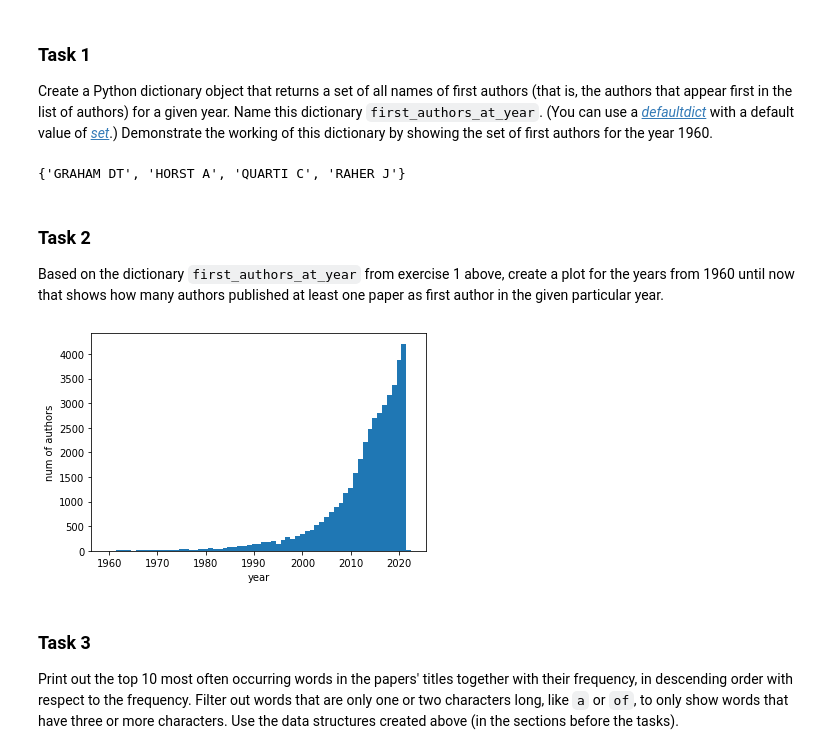
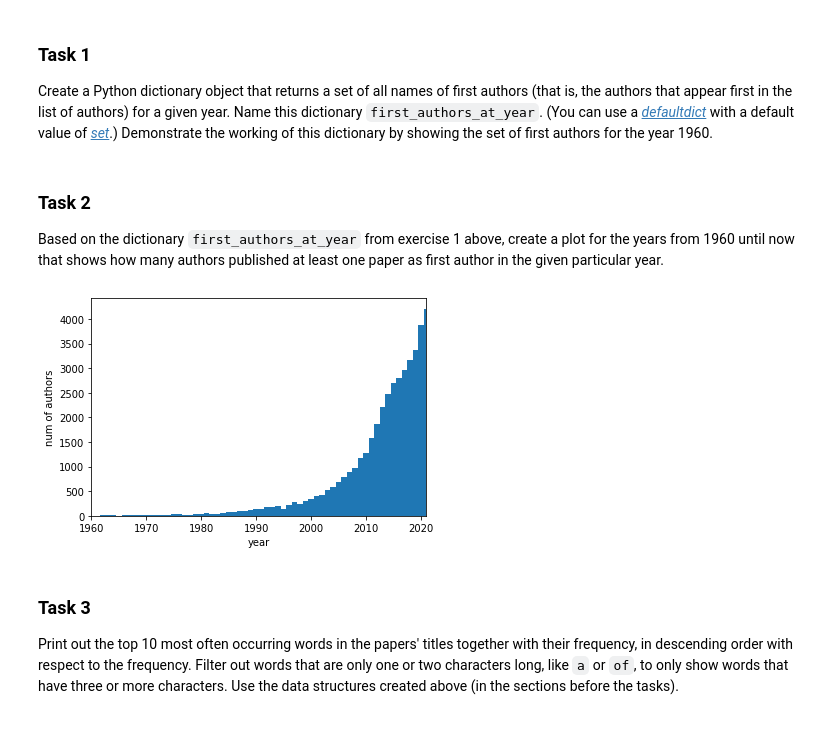
Before and after one commit to bang-a-coder/information-retrieval-ass, a Jupyter notebook: 01_inspecting.ipynb, the cells around one changed output. Saved outputs shown, nothing was run; the diff lists cells and outputs as text; code cells hidden in the pictures.

Commit message:
auth per year fix

```diff
--- a/01_inspecting.ipynb
+++ b/01_inspecting.ipynb
@@ -173,10 +173,6 @@ for paper in Summaries.values():
 	if len(paper.authors) == 0: continue #some papers have no authors
 
 	first_authors_at_year[paper.year].add(paper.authors[0])
-# %%
-first_authors_at_year[1960]
-# %% [output]
-{'GRAHAM DT', 'HORST A', 'QUARTI C', 'RAHER J'}
 # %% [markdown]
 ### Task 2
 
@@ -192,17 +188,17 @@ for key in first_authors_at_year.keys():
 
 years_since_1960.sort()
 # %%
-first_authors_per_year = {}
+first_authors_per_year = {} #ordered dictionary for # of authors for each year
 
-for year in years_since_1960:
+for year in sorted([*first_authors_at_year.keys()]):
 	first_authors_per_year[year] = len(first_authors_at_year[year])
 # %%
-plt.bar(x=years_since_1960, height=first_authors_per_year.values(), width=1.0)
-# plt.xlim(1940, 2021)
+plt.bar(x=years_since_1960, height=[*first_authors_per_year.values()][-63:], width=1.0) #height from 1960 to 2021(lenght of 63 years)
+plt.xlim(1960, 2021)
 plt.xlabel('year')
 plt.ylabel('num of authors');
 # %% [output]
-[figure, old version]
+[figure, new version]
 # %% [markdown]
 ### Task 3
 
```
